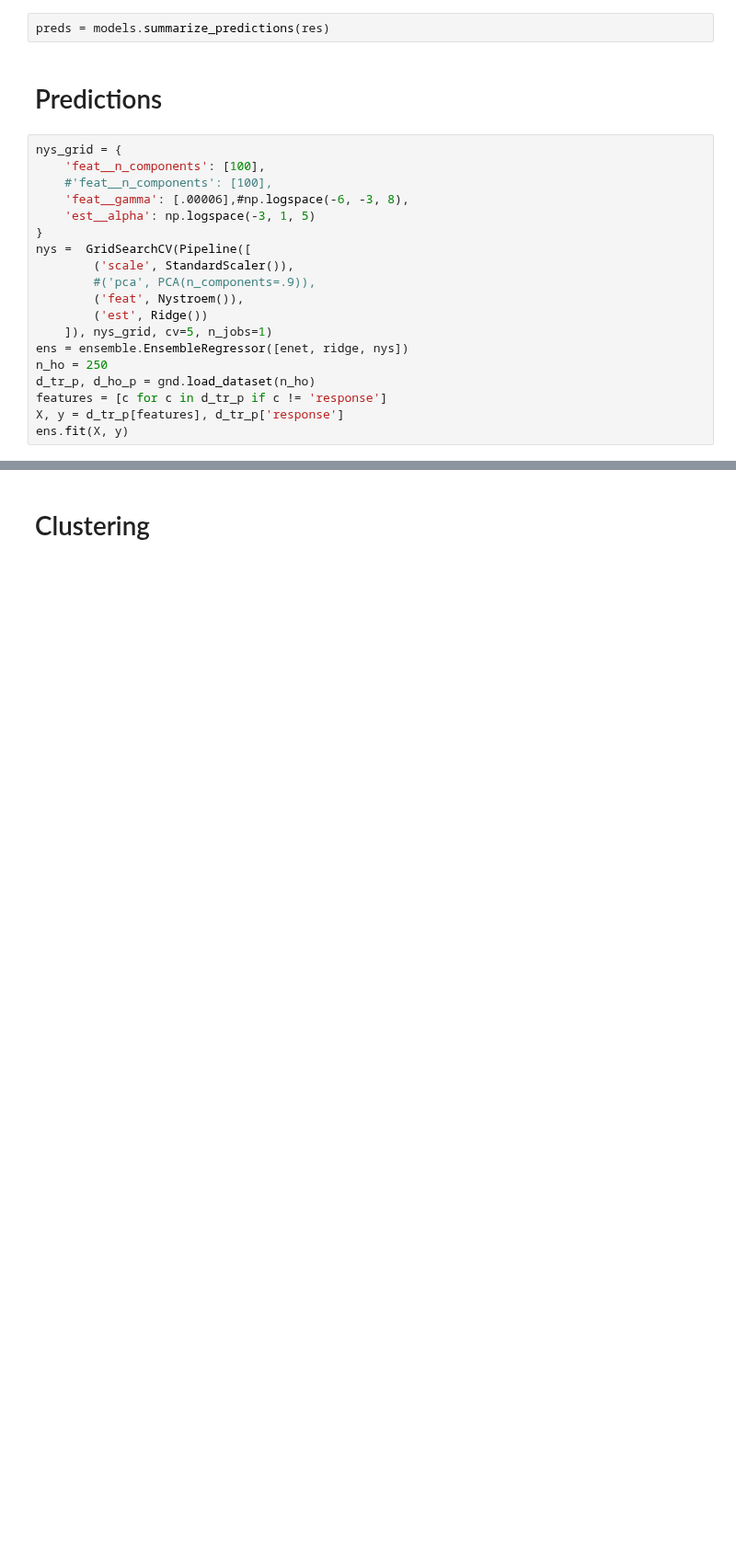
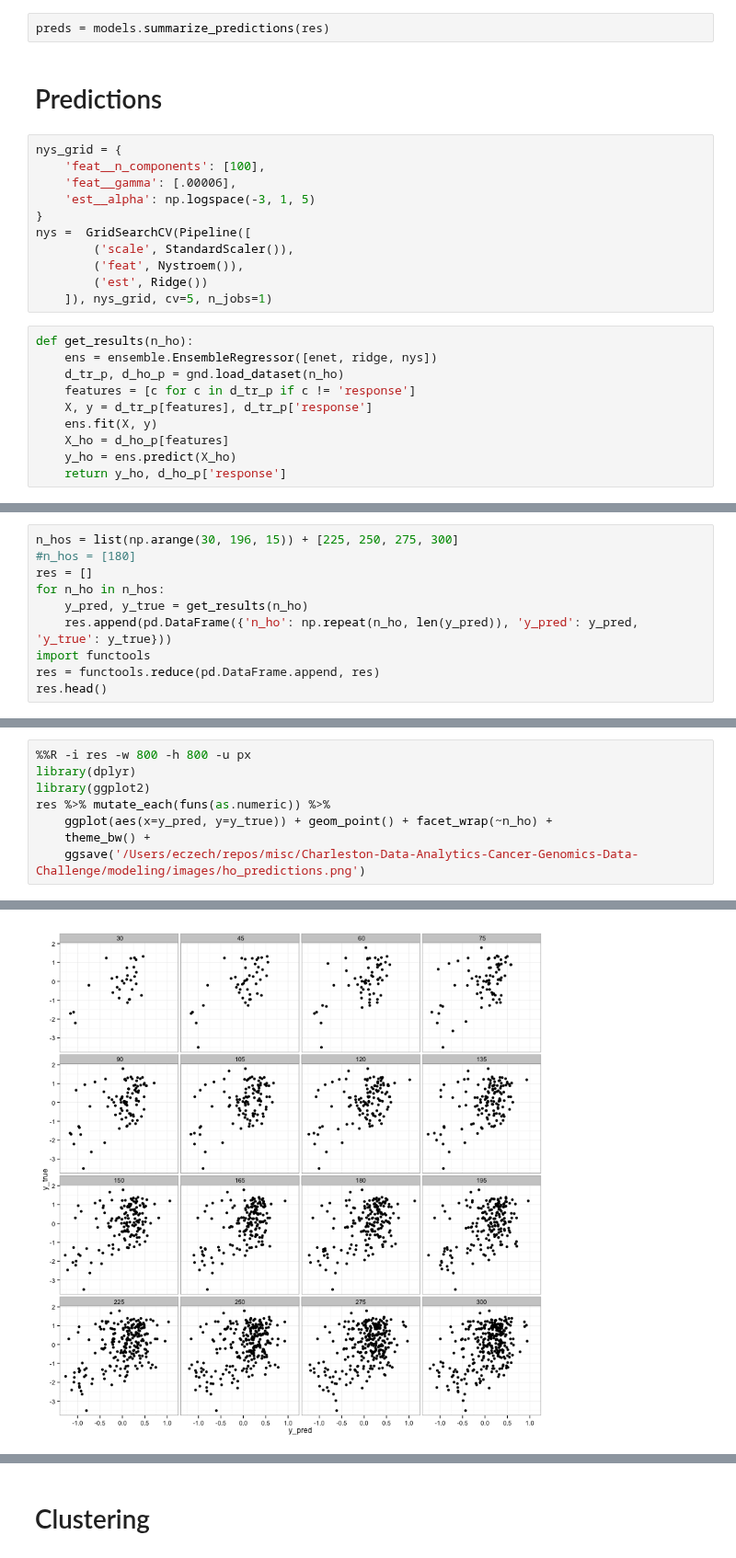
Before and after one commit to eric-czech/portfolio, a Jupyter notebook: demonstrative/python/notebooks/meetups/genomics_analytics/1_data_modeling.ipynb, the cells around one changed output, grey strips where cells are left out. Shown at 92% size. Cells and saved outputs as stored; diff of their text form; blank space fills up the shorter version.

Commit message:
genomics correlation hierarchy

```diff
--- a/demonstrative/python/notebooks/meetups/genomics_analytics/1_data_modeling.ipynb
+++ b/demonstrative/python/notebooks/meetups/genomics_analytics/1_data_modeling.ipynb
@@ -211,19 +216,21 @@ preds = models.summarize_predictions(res)
 # %%
 nys_grid = {
     'feat__n_components': [100],
-    #'feat__n_components': [100],
-    'feat__gamma': [.00006],#np.logspace(-6, -3, 8),
+    'feat__gamma': [.00006],
     'est__alpha': np.logspace(-3, 1, 5)
 }
 nys =  GridSearchCV(Pipeline([
         ('scale', StandardScaler()),
-        #('pca', PCA(n_components=.9)),
         ('feat', Nystroem()),
         ('est', Ridge())
     ]), nys_grid, cv=5, n_jobs=1)
-ens = ensemble.EnsembleRegressor([enet, ridge, nys])
-n_ho = 250
-d_tr_p, d_ho_p = gnd.load_dataset(n_ho)
-features = [c for c in d_tr_p if c != 'response']
-X, y = d_tr_p[features], d_tr_p['response']
-ens.fit(X, y)
+# %%
+def get_results(n_ho):
+    ens = ensemble.EnsembleRegressor([enet, ridge, nys])
+    d_tr_p, d_ho_p = gnd.load_dataset(n_ho)
+    features = [c for c in d_tr_p if c != 'response']
+    X, y = d_tr_p[features], d_tr_p['response']
+    ens.fit(X, y)
+    X_ho = d_ho_p[features]
+    y_ho = ens.predict(X_ho)
+    return y_ho, d_ho_p['response']
@@ -229,0 +242,10 @@ ens.fit(X, y)
+# %%
+n_hos = list(np.arange(30, 196, 15)) + [225, 250, 275, 300]
+#n_hos = [180]
+res = []
+for n_ho in n_hos:
+    y_pred, y_true = get_results(n_ho)
+    res.append(pd.DataFrame({'n_ho': np.repeat(n_ho, len(y_pred)), 'y_pred': y_pred, 'y_true': y_true}))
+import functools
+res = functools.reduce(pd.DataFrame.append, res)
+res.head()
@@ -229,0 +260,9 @@ ens.fit(X, y)
+# %%
+%%R -i res -w 800 -h 800 -u px
+library(dplyr)
+library(ggplot2)
+res %>% mutate_each(funs(as.numeric)) %>%
+    ggplot(aes(x=y_pred, y=y_true)) + geom_point() + facet_wrap(~n_ho) +
+    theme_bw() +
+    ggsave('/Users/eczech/repos/misc/Charleston-Data-Analytics-Cancer-Genomics-Data-Challenge/modeling/images/ho_predictions.png')
+# %% [output]
@@ -230 +270,2 @@ ens.fit(X, y)
+[figure, added]
 # %%
```
Also changed, not shown: parts of 13 cells of this notebook, 7 other files.
